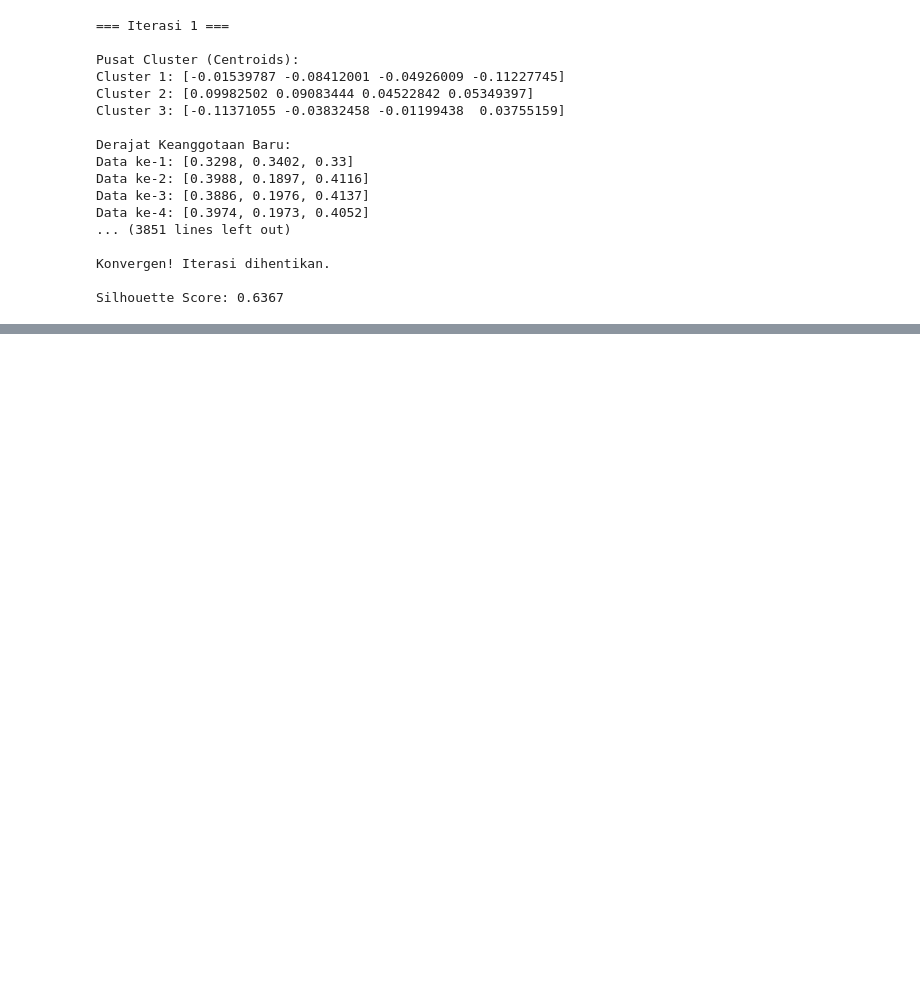
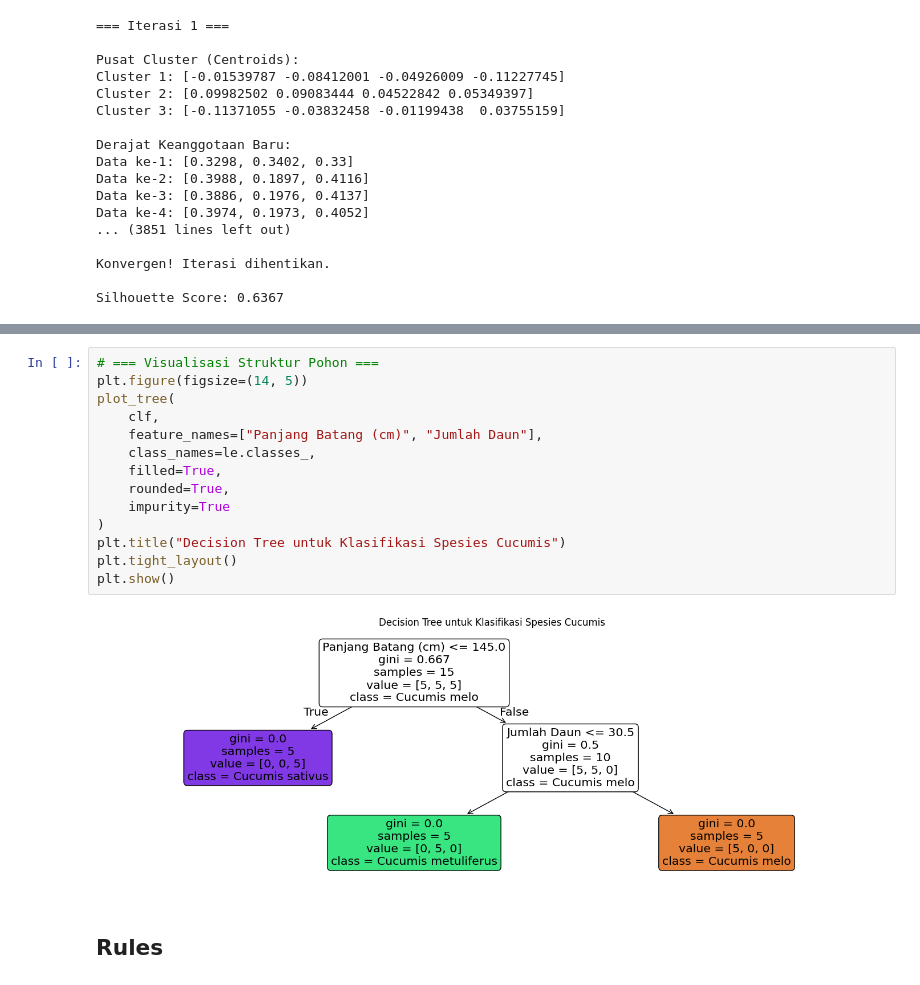
Before and after one commit to IntanAuliaMajid/pendata, a Jupyter notebook: mybook/clustering.ipynb, the cells around one changed output, grey strips where cells are left out. Saved outputs shown, nothing was run; the diff lists cells and outputs as text; blank space fills up the shorter version.

```diff
--- a/mybook/clustering.ipynb
+++ b/mybook/clustering.ipynb
@@ -815,0 +1289,18 @@ Silhouette Score: 0.6367
+# %%
+# === Visualisasi Struktur Pohon ===
+plt.figure(figsize=(14, 5))
+plot_tree(
+    clf,
+    feature_names=["Panjang Batang (cm)", "Jumlah Daun"],
+    class_names=le.classes_,
+    filled=True,
+    rounded=True,
+    impurity=True
+)
+plt.title("Decision Tree untuk Klasifikasi Spesies Cucumis")
+plt.tight_layout()
+plt.show()
+# %% [output]
+[figure, added]
+# %% [markdown]
+## Rules
```
Also changed, not shown: parts of 11 cells of this notebook, 1 other file.
